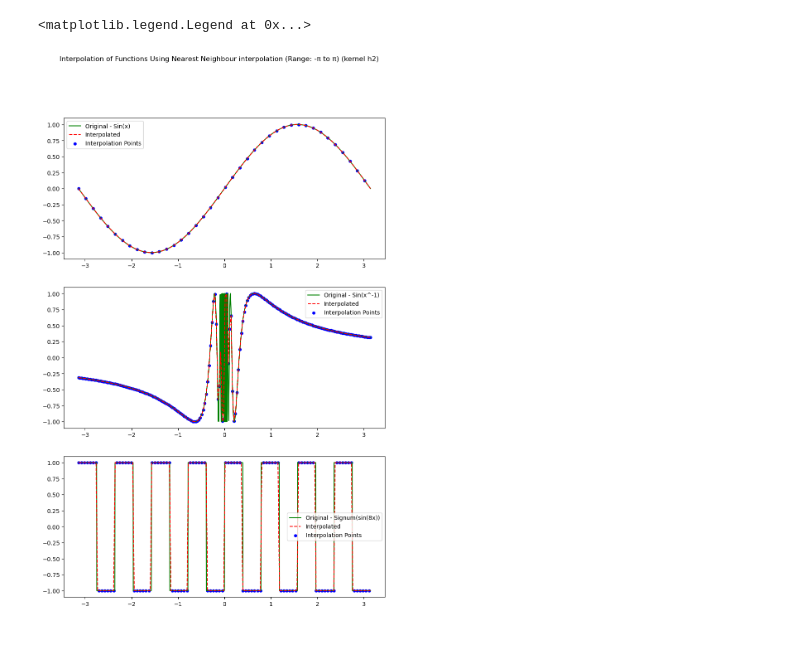
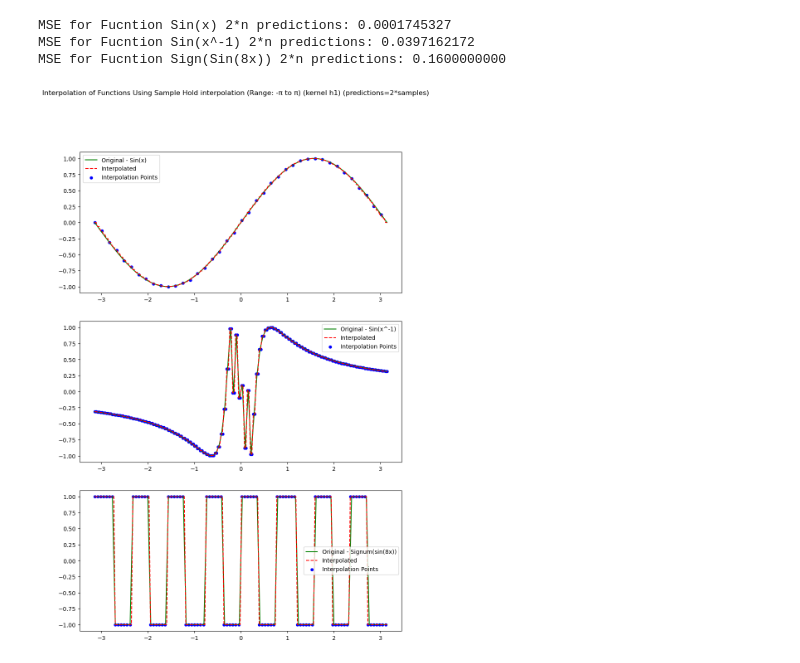
Before and after one commit to hjjakubowski/SIOC_LAB, a Jupyter notebook: Lab 2/function interpolation.ipynb, the cells around one changed output. Drawn from its saved outputs; the diff is of its cells as text; code cells hidden in the pictures.

Commit message:
Fucntion interpolation do sprawdzenia

```diff
--- a/Lab 2/function interpolation.ipynb
+++ b/Lab 2/function interpolation.ipynb
@@ -13,6 +12,13 @@ def inverterd_sin(x):
 def singum(x):
     return np.sign(np.sin(8*x))
 # %%
-x=np.linspace(-np.pi, np.pi, 1000)
+n_samples = 100
+n2_predictions = 200
+n4_predictions = 400
+n10_predictions = 1000
+
+x = np.linspace(-np.pi, np.pi, n_samples)
+
 y_simple_sin=simple_sin(x)
-line=plt.plot(x,y_simple_sin)
+y_inverted_sin=inverterd_sin(x)
+y_signum=singum(x)
@@ -183,45 +400,39 @@ MSE for 10*n predictions: 0.0958
 # %%
 
-x = np.linspace(-np.pi, np.pi, 2000)
-y_simple_sin=simple_sin(x)
-y_inverted_sin=inverterd_sin(x)
-y_signum=singum(x)
+x_n2_interp = np.linspace(-np.pi, np.pi, n2_predictions)
 
-x_interp = np.linspace(-np.pi, np.pi, 200)
+y_simple_sin_interp = nearest_neighbor_half_interval(x, y_simple_sin, x_n2_interp)
+y_inverted_sin_interp = nearest_neighbor_half_interval(x, y_inverted_sin, x_n2_interp)
+y_signum_interp = nearest_neighbor_half_interval(x, y_signum, x_n2_interp)
 
-def nearest_neighbor_half_interval(x, y, x_interp):
-    new_y = np.zeros_like(x_interp)
-    for i, nx in enumerate(x_interp):
-        distances = np.abs(x - nx)
-        if np.any(distances <= 0.5):
-            closest_idx = np.argmin(distances)
-            new_y[i] = y[closest_idx]
-        else:
-            new_y[i] = 0
-    return new_y
-
-y_simple_sin_interp = nearest_neighbor_half_interval(x, y_simple_sin, x_interp)
-y_inverted_sin_interp = nearest_neighbor_half_interval(x, y_inverted_sin, x_interp)
-y_signum_interp = nearest_neighbor_half_interval(x, y_signum, x_interp)
+y_simple_sin_true=simple_sin(x_n2_interp)
+y_inverted_sin_true=inverterd_sin(x_n2_interp)
+y_signum_true=singum(x_n2_interp)
 
 fig, axs=plt.subplots(3,1, figsize=(10,15))
 
-fig.suptitle("Interpolation of Functions Using Nearest Neighbour interpolation (Range: -π to π) (kernel h2)")
+fig.suptitle("Interpolation of Functions Using Sample Hold interpolation (Range: -π to π) (kernel h1) (predictions=2*samples)")
 
 axs[0].plot(x, y_simple_sin, label='Original - Sin(x)', color = 'green')
-axs[0].plot(x_interp, y_simple_sin_interp, '--', label='Interpolated', color='red')
-axs[0].scatter(x_interp[::5], y_simple_sin_interp[::5], color='blue', label='Interpolation Points', s=20)
+axs[0].plot(x_n2_interp, y_simple_sin_interp, '--', label='Interpolated', color='red')
+axs[0].scatter(x_n2_interp[::5], y_simple_sin_interp[::5], color='blue', label='Interpolation Points', s=20)
 axs[0].legend()
 
 axs[1].plot(x, y_inverted_sin, label='Original - Sin(x^-1)',color='green')
-axs[1].plot(x_interp, y_inverted_sin_interp, '--', label='Interpolated', color='red')
-axs[1].scatter(x_interp[::1], y_inverted_sin_interp[::1] ,color='blue', label='Interpolation Points', s=20)
+axs[1].plot(x_n2_interp, y_inverted_sin_interp, '--', label='Interpolated', color='red')
+axs[1].scatter(x_n2_interp[::1], y_inverted_sin_interp[::1] ,color='blue', label='Interpolation Points', s=20)
 axs[1].legend()
 
 axs[2].plot(x, y_signum, label='Original - Signum(sin(8x))',color='green')
-axs[2].plot(x_interp, y_signum_interp, '--', label='Interpolated', color='red')
-axs[2].scatter(x_interp[::2], y_signum_interp[::2], color='blue', label='Interpolation Points', s=20)
+axs[2].plot(x_n2_interp, y_signum_interp, '--', label='Interpolated', color='red')
+axs[2].scatter(x_n2_interp[::2], y_signum_interp[::2], color='blue', label='Interpolation Points', s=20)
 axs[2].legend()
+
+print(f"MSE for Fucntion Sin(x) 2*n predictions: {metrics.mean_squared_error(y_pred=y_simple_sin_interp, y_true=y_simple_sin_true):.10f}")
+print(f"MSE for Fucntion Sin(x^-1) 2*n predictions: {metrics.mean_squared_error(y_pred=y_inverted_sin_interp, y_true=y_inverted_sin_true):.10f}")
+print(f"MSE for Fucntion Sign(Sin(8x)) 2*n predictions: {metrics.mean_squared_error(y_pred=y_signum_interp, y_true=y_signum_true):.10f}")
 # %% [output]
-<matplotlib.legend.Legend at 0x...>
+MSE for Fucntion Sin(x) 2*n predictions: 0.0001745327
+MSE for Fucntion Sin(x^-1) 2*n predictions: 0.0397162172
+MSE for Fucntion Sign(Sin(8x)) 2*n predictions: 0.1600000000
-[figure, old version]
+[figure, new version]
```
Also changed, not shown: parts of 27 cells of this notebook, 3 other files.
